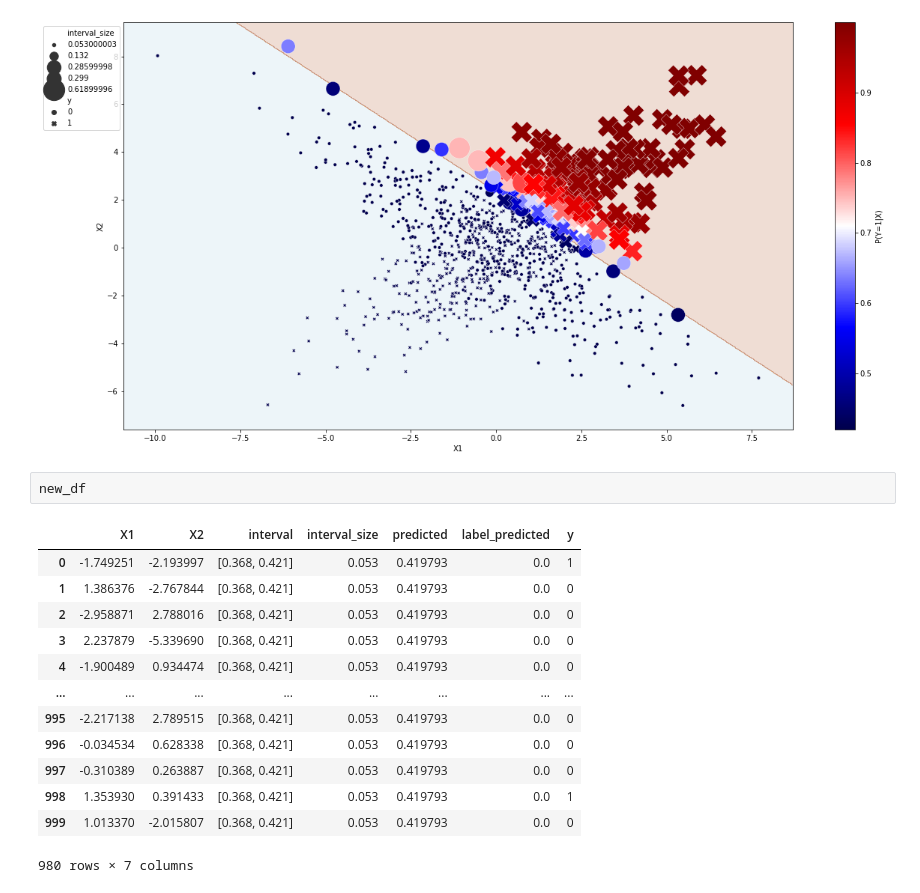
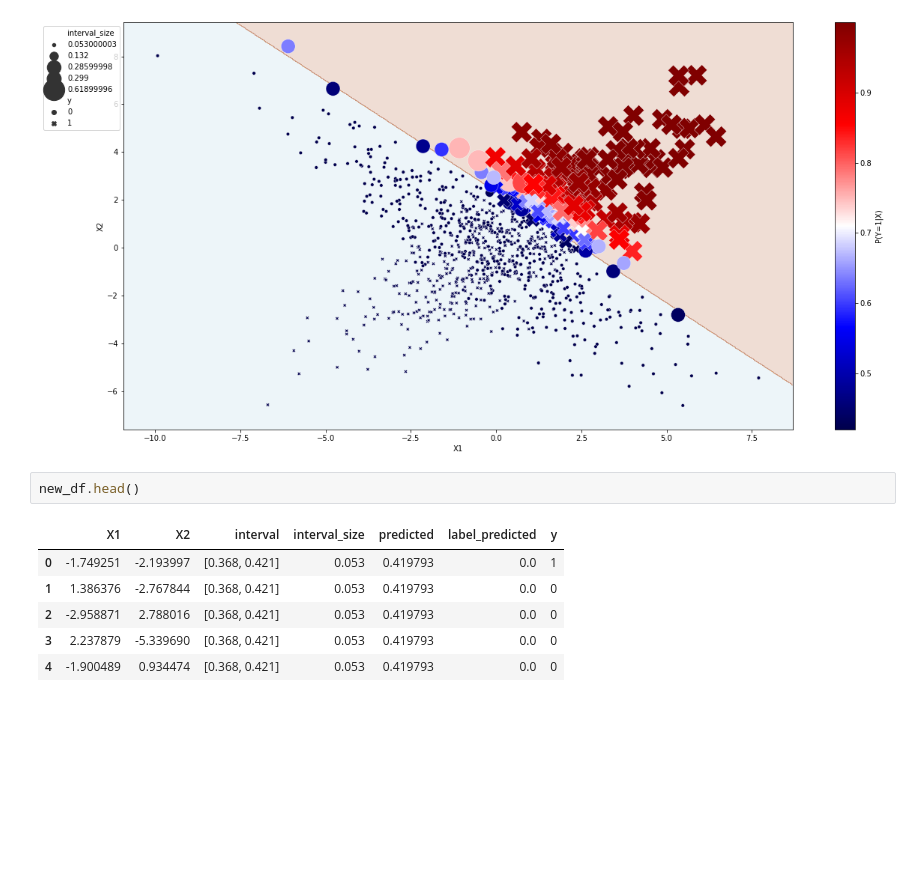
Before and after one commit to comeRodriguez/self_learning_with_venn_abers_predictors, a Jupyter notebook: notebooks/self_learning/self_learning_with_wrong_model.ipynb, the cells around one changed output. Cells and saved outputs as stored; diff of their text form; blank space fills up the shorter version.

```diff
--- a/notebooks/self_learning/self_learning_with_wrong_model.ipynb
+++ b/notebooks/self_learning/self_learning_with_wrong_model.ipynb
@@ -369,18 +369,11 @@ plt.show()
 # %% [output]
 [figure]
 # %%
-new_df
+new_df.head()
 # %% [output]
 |  | X1 | X2 | interval | interval_size | predicted | label_predicted | y |
 | 0 | -1.749251 | -2.193997 | [0.368, 0.421] | 0.053 | 0.419793 | 0.0 | 1 |
 | 1 | 1.386376 | -2.767844 | [0.368, 0.421] | 0.053 | 0.419793 | 0.0 | 0 |
 | 2 | -2.958871 | 2.788016 | [0.368, 0.421] | 0.053 | 0.419793 | 0.0 | 0 |
 | 3 | 2.237879 | -5.339690 | [0.368, 0.421] | 0.053 | 0.419793 | 0.0 | 0 |
 | 4 | -1.900489 | 0.934474 | [0.368, 0.421] | 0.053 | 0.419793 | 0.0 | 0 |
-| ... | ... | ... | ... | ... | ... | ... | ... |
-| 995 | -2.217138 | 2.789515 | [0.368, 0.421] | 0.053 | 0.419793 | 0.0 | 0 |
-| 996 | -0.034534 | 0.628338 | [0.368, 0.421] | 0.053 | 0.419793 | 0.0 | 0 |
-| 997 | -0.310389 | 0.263887 | [0.368, 0.421] | 0.053 | 0.419793 | 0.0 | 0 |
-| 998 | 1.353930 | 0.391433 | [0.368, 0.421] | 0.053 | 0.419793 | 0.0 | 1 |
-| 999 | 1.013370 | -2.015807 | [0.368, 0.421] | 0.053 | 0.419793 | 0.0 | 0 |
-980 rows × 7 columns
```
Also changed, not shown: 29 other files.
